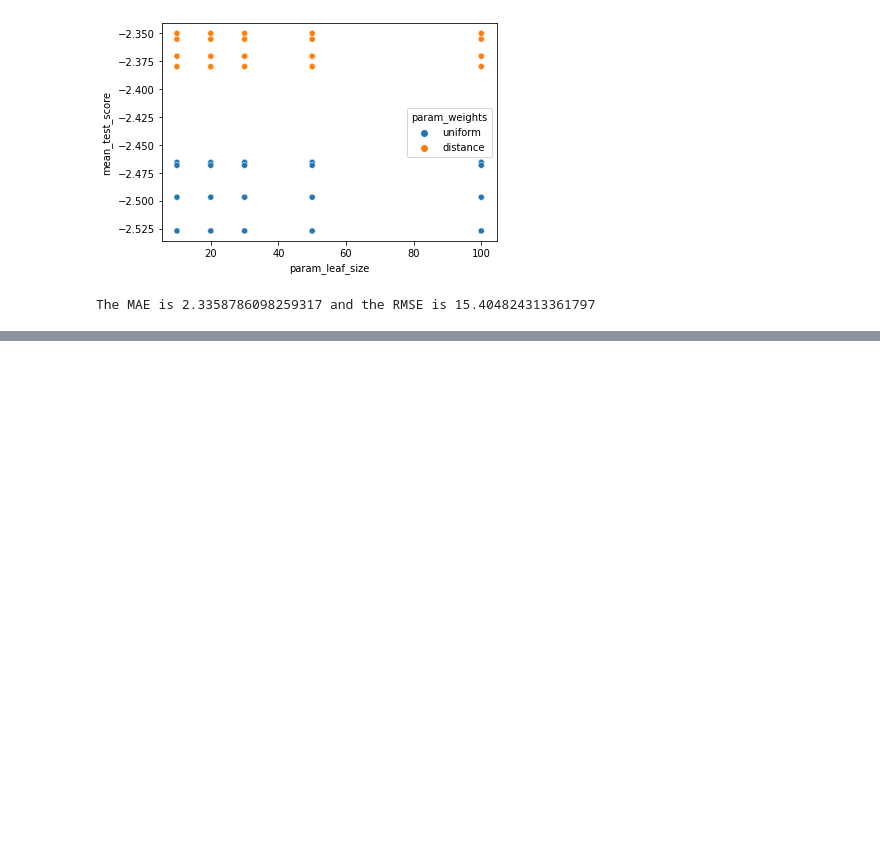
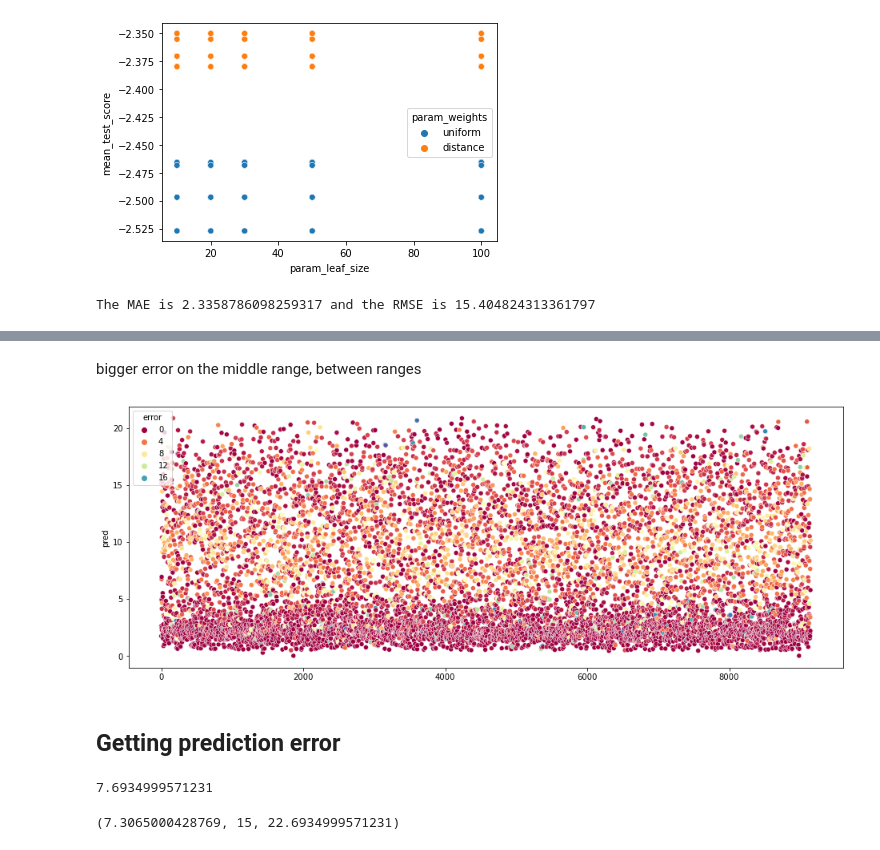
Before and after one commit to joofio/ds-curriculum, a Jupyter notebook: regression-ml/regression-ml.ipynb, the cells around one changed output, grey strips where cells are left out. Saved outputs shown, nothing was run; the diff lists cells and outputs as text; code cells hidden in the pictures; blank space fills up the shorter version.

Commit message:
regression and add preproc

```diff
--- a/regression-ml/regression-ml.ipynb
+++ b/regression-ml/regression-ml.ipynb
@@ -253,0 +265,41 @@ sns.scatterplot(x=range(len(y_test)),data=check_results,y="pred",hue="error",pal
+# %% [markdown]
+bigger error on the middle range, between ranges
+# %%
+plt.figure(figsize=(16, 6))
+cmap=sns.color_palette("Spectral", as_cmap=True)
+sns.scatterplot(x=range(len(y_test)),data=check_results,y="pred",hue="error",palette=cmap);
+# %% [output]
+[figure, added]
+# %% [markdown]
+## Getting prediction error
+# %%
+from scipy import stats
+def get_prediction_interval(prediction, y_test, test_predictions, pi=.95):
+    '''
+    Get a prediction interval for a linear regression.
+
+    INPUTS:
+        - Single prediction,
+        - y_test
+        - All test set predictions,
+        - Prediction interval threshold (default = .95)
+    OUTPUT:
+        - Prediction interval for single prediction
+    '''
+
+    #get standard deviation of y_test
+    sum_errs = np.sum((y_test - test_predictions)**2)
+    stdev = np.sqrt(1 / (len(y_test) - 2) * sum_errs)
+#get interval from standard deviation
+    one_minus_pi = 1 - pi
+    ppf_lookup = 1 - (one_minus_pi / 2)
+    z_score = stats.norm.ppf(ppf_lookup)
+    interval = z_score * stdev
+#generate prediction interval lower and upper bound
+    lower, upper = prediction - interval, prediction + interval
+    print(interval)
+    return lower, prediction, upper
+get_prediction_interval(15, y_test, knn_y_pred)#15 example prediction
+# %% [output]
+7.6934999571231
+(7.3065000428769, 15, 22.6934999571231)
```
Also changed, not shown: parts of 12 cells of this notebook, 1 other file.
